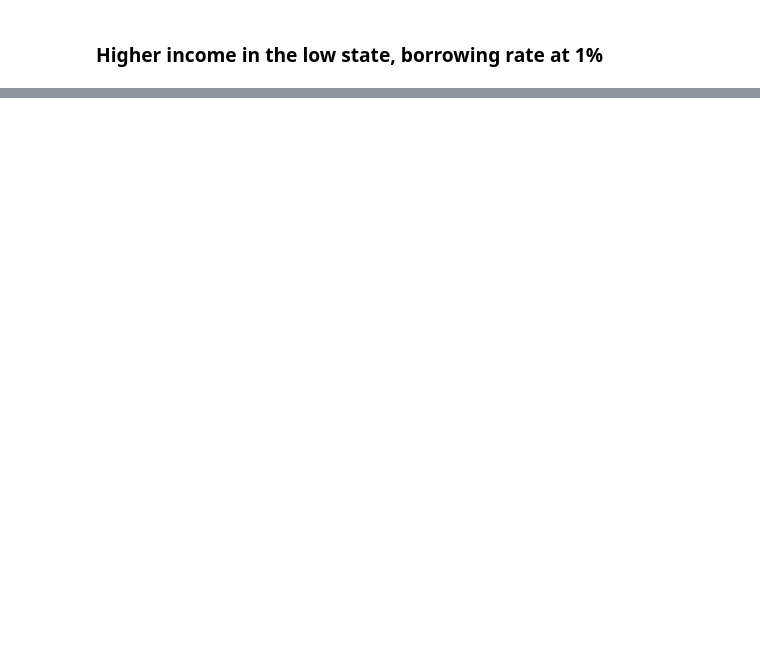
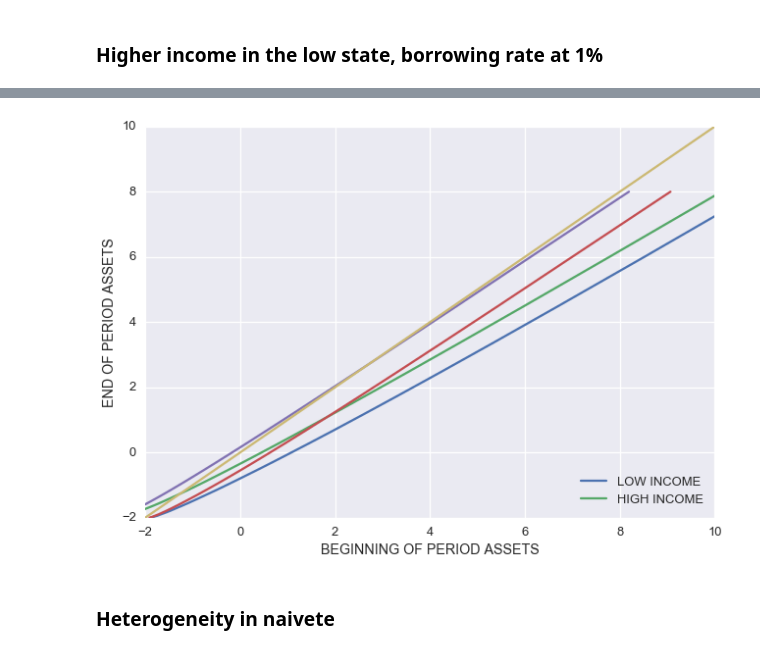
Before and after one commit to stanmart/ma-thesis-ceu, a Jupyter notebook: huggett/huggett_nb_prof.ipynb, the cells around one changed output, grey strips where cells are left out. Saved outputs shown, nothing was run; the diff lists cells and outputs as text; code cells hidden in the pictures; blank space fills up the shorter version.

```diff
--- a/huggett/huggett_nb_prof.ipynb
+++ b/huggett/huggett_nb_prof.ipynb
@@ -328,0 +346,20 @@ plt.show()
+# %%
+GRIDCHECK = get_policy_functions(r_hetbeta, PARAMS[1][-1])
+GRIDCHECK2 = get_policy_functions(r_hetbeta, PARAMS[-1][-1])
+plt.figure()
+plt.plot(GRIDCHECK['s'],
+         np.transpose(np.tile(GRIDCHECK['a'], (2,1)))
+         )
+plt.plot(GRIDCHECK2['s'],
+         np.transpose(np.tile(GRIDCHECK['a'], (2,1)))
+         )
+plt.plot([-2, 10], [-2, 10])
+plt.xlabel('BEGINNING OF PERIOD ASSETS')
+plt.ylabel('END OF PERIOD ASSETS')
+plt.legend(['LOW INCOME', 'HIGH INCOME'], loc=4)
+plt.xlim((-2, 10))
+plt.show()
+# %% [output]
+[figure, added]
+# %% [markdown]
+### Heterogeneity in naivete
```
Also changed, not shown: parts of 17 cells of this notebook, 4 other files.
